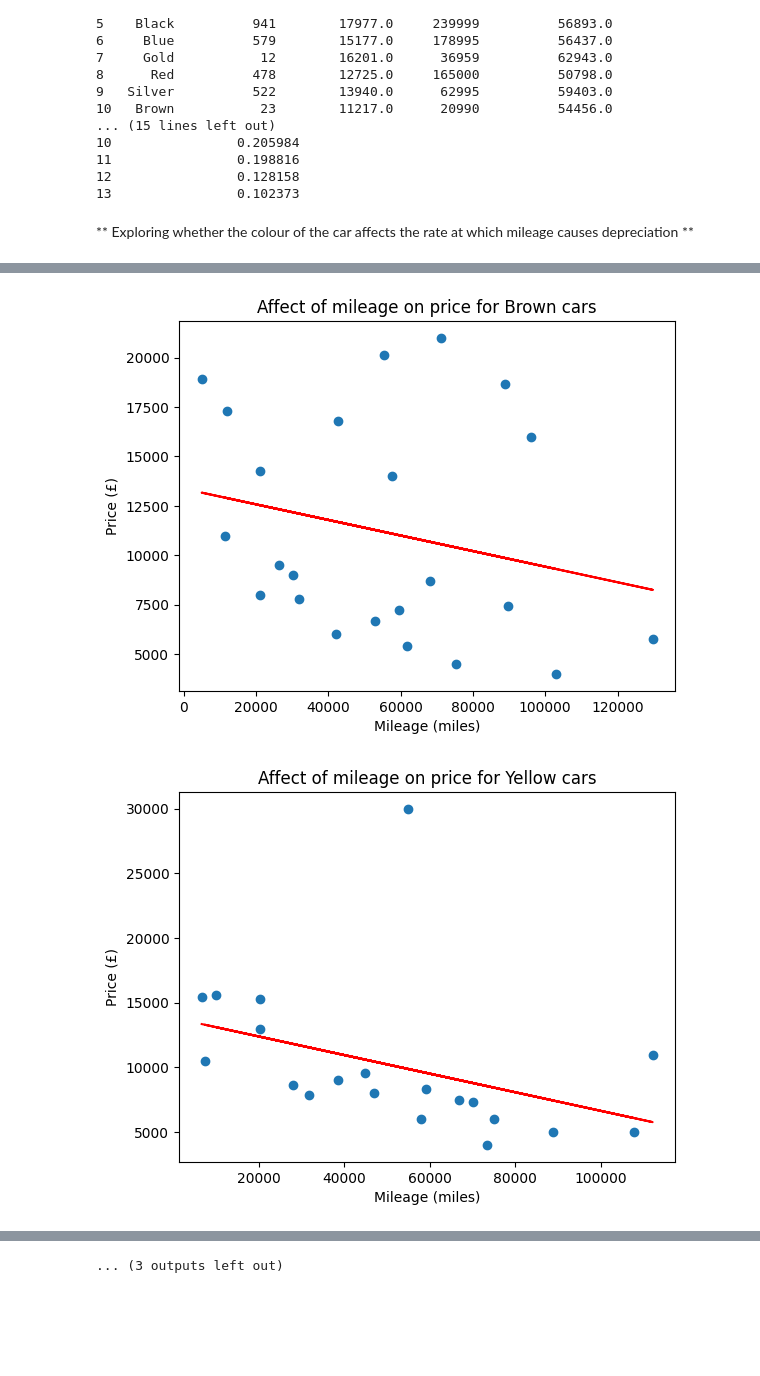
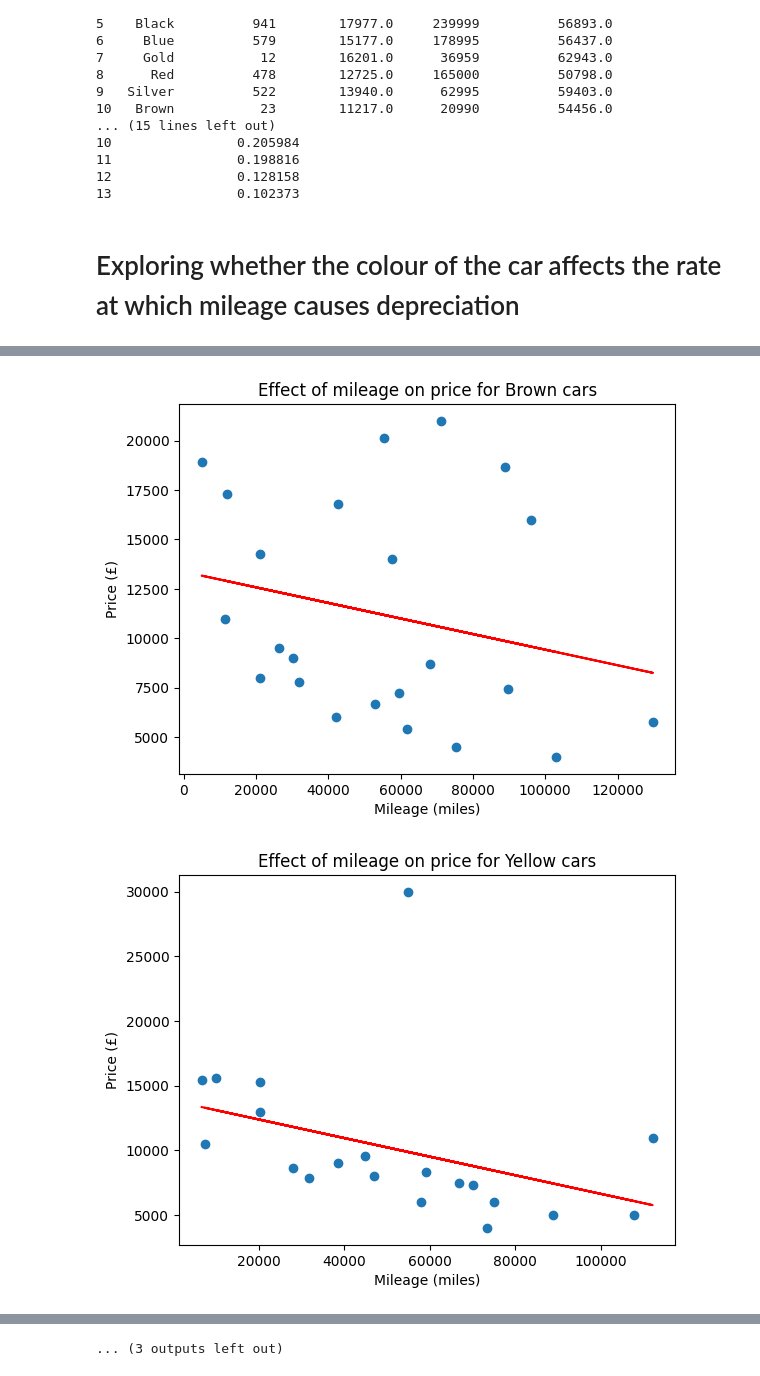
Before and after one commit to jdsandison/practice-web-scraper, a Jupyter notebook: analysis.ipynb, the cells around one changed output, grey strips where cells are left out. Saved outputs shown, nothing was run; the diff lists cells and outputs as text; code cells hidden in the pictures; blank space fills up the shorter version.

```diff
--- a/analysis.ipynb
+++ b/analysis.ipynb
@@ -12,9 +12,10 @@ import mysql.connector
 warnings.filterwarnings('ignore')
 # %%
 mysql_password = os.environ.get("MYSQL_PASSWORD")
+mysql_user = os.environ.get("MYSQL_USER")
 mydb = mysql.connector.connect(
     host="localhost",
-    user="root",
+    user=mysql_user,
     password=mysql_password
 )
 mycursor = mydb.cursor(dictionary=True)
@@ -438,7 +441,7 @@ print(ordered_by_price_per_mile)
 12                0.128158
 13                0.102373
 # %% [markdown]
-** Exploring whether the colour of the car affects the rate at which mileage causes depreciation **
+# Exploring whether the colour of the car affects the rate at which mileage causes depreciation
 # %%
 query = "SELECT Colour, COUNT(*) as occurrences FROM dataset GROUP BY Colour HAVING occurrences > 10 ORDER BY occurrences DESC;"
 results = pd.read_sql(query, mydb)
@@ -450,35 +453,35 @@ depreciation_list = []
 for colour in results_colours:
     query = f"SELECT * FROM dataset WHERE Colour = '{colour}'"
     results = pd.read_sql(query, mydb)
     x = results['Mileage (miles)']
     y = results['price']
 
     coefficients = np.polyfit(x, y, 1)
     x_array = np.array(x)
     plt.scatter(x, y)
     plt.plot(x, coefficients[0] * x_array + coefficients[1], color='r')
     plt.xlabel("Mileage (miles)"), plt.ylabel("Price (£)")
-    plt.title(f"Affect of mileage on price for {colour} cars")
+    plt.title(f"Effect of mileage on price for {colour} cars")
     depreciation_list.append(coefficients[0])
     plt.show()
 
 depreciation_data_by_colour = {'Colour': [colour for colour in results_colours], 'depreciation': depreciation_list}
 depreciation_rate_dataframe = pd.DataFrame(depreciation_data_by_colour)
 depreciation_rate_dataframe = depreciation_rate_dataframe.sort_values(by='depreciation', ascending=True)
 depreciation_rate_dataframe.reset_index(drop=True, inplace=True)
 
 print(depreciation_rate_dataframe)
 # %% [output]
 [figure]
 [figure]
 [figure]
 [figure]
 [figure]
 [figure]
 [figure]
 [figure]
 [figure]
-[figure, old version]
+[figure, new version]
 [figure]
 [figure]
 ... (3 outputs left out)
```
Also changed, not shown: parts of 11 cells of this notebook.
